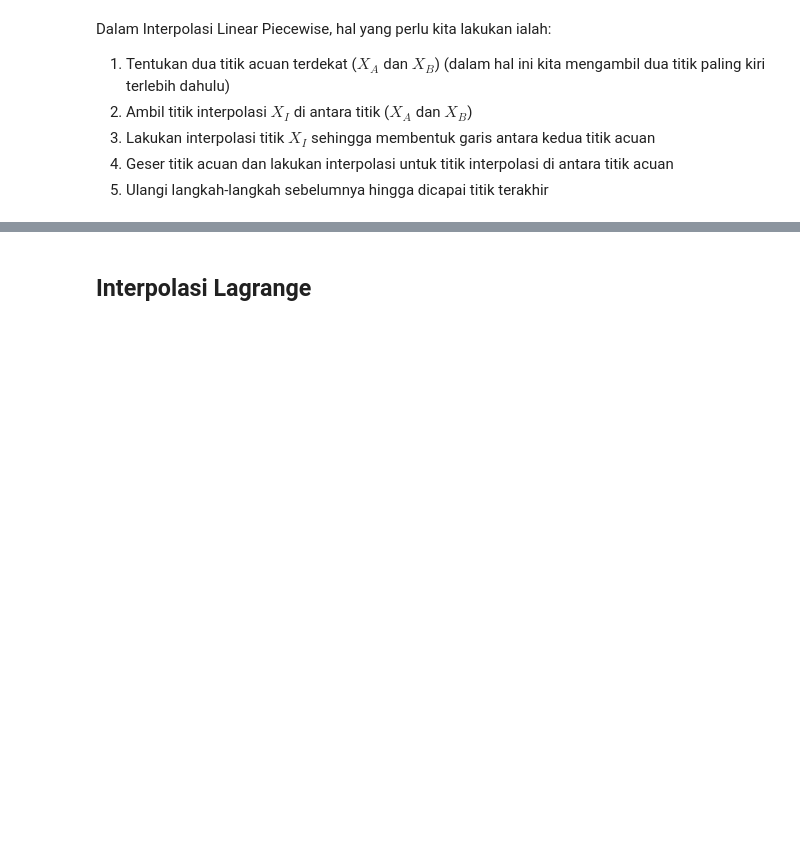
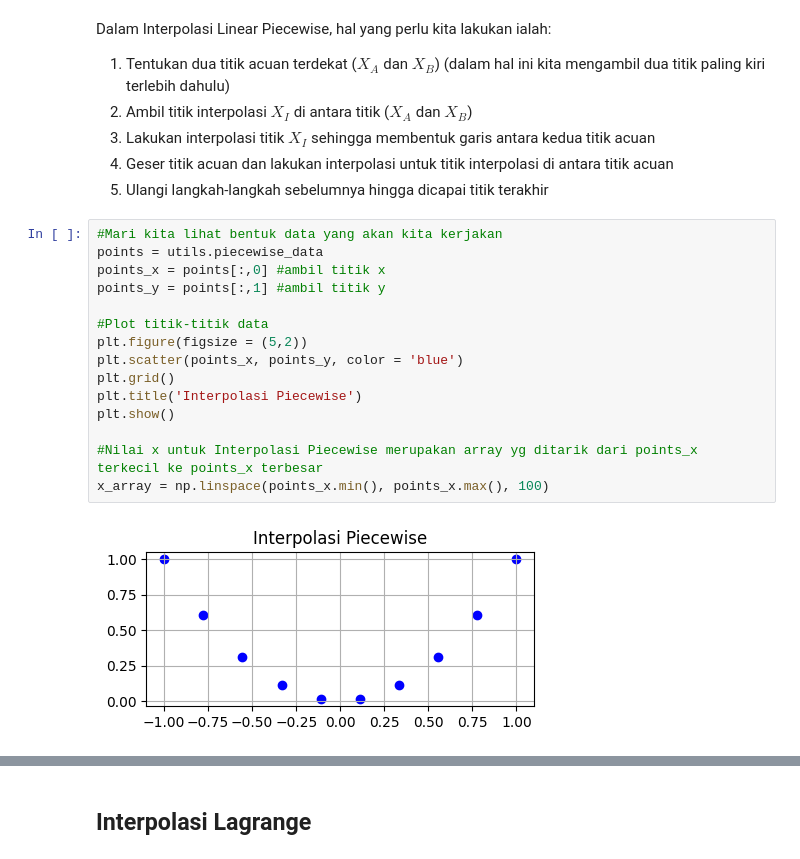
Before and after one commit to Andiko-K/Fisika-Komputasi, a Jupyter notebook: W4-Interpolation/main.ipynb, the cells around one changed output, grey strips where cells are left out. Cells and saved outputs as stored; diff of their text form; blank space fills up the shorter version.

Commit message:
Piecewise Interpolation

```diff
--- a/W4-Interpolation/main.ipynb
+++ b/W4-Interpolation/main.ipynb
@@ -164,5 +164,22 @@ Dalam Interpolasi Linear Piecewise, hal yang perlu kita lakukan ialah:
 3. Lakukan interpolasi titik $X_I$ sehingga membentuk garis antara kedua titik acuan
 4. Geser titik acuan dan lakukan interpolasi untuk titik interpolasi di antara titik acuan
 5. Ulangi langkah-langkah sebelumnya hingga dicapai titik terakhir
+# %%
+#Mari kita lihat bentuk data yang akan kita kerjakan
+points = utils.piecewise_data
+points_x = points[:,0] #ambil titik x
+points_y = points[:,1] #ambil titik y
+
+#Plot titik-titik data
+plt.figure(figsize = (5,2))
+plt.scatter(points_x, points_y, color = 'blue')
+plt.grid()
+plt.title('Interpolasi Piecewise')
+plt.show()
+
+#Nilai x untuk Interpolasi Piecewise merupakan array yg ditarik dari points_x terkecil ke points_x terbesar
+x_array = np.linspace(points_x.min(), points_x.max(), 100)
+# %% [output]
+[figure, added]
 # %%
 #latihan 2
```
Also changed, not shown: parts of 5 cells of this notebook, 1 other file.
